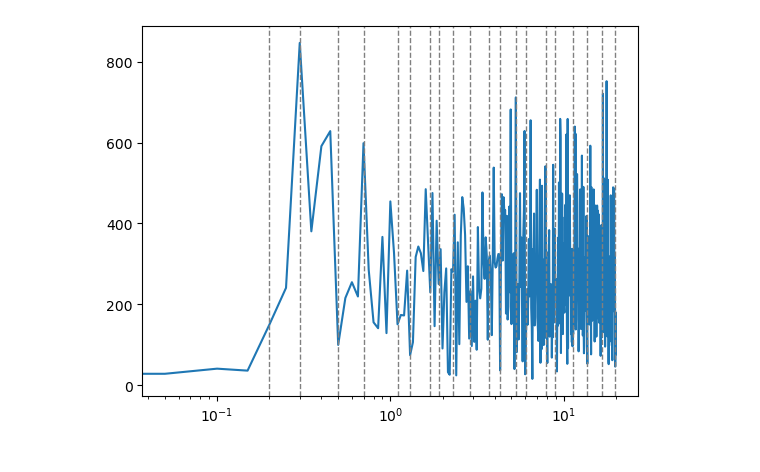
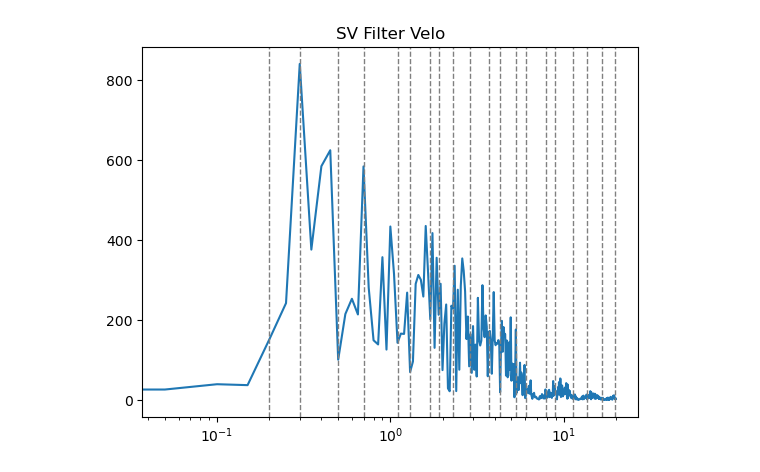
Before and after one commit to d05hna/FatMoths, a Jupyter notebook: stim.ipynb, the cells around one changed output. Cells and saved outputs as stored; diff of their text form; code cells hidden in the pictures.

Commit message:
Looking more at SG filtering the motor pos

```diff
--- a/stim.ipynb
+++ b/stim.ipynb
@@ -47,6 +49,6 @@ for p in freqs:
 # %%
-sg = savgol_filter(ds_stim,51,3)
-sgv = savgol_filter(ds_stim,51,3,deriv=1)
+sg = savgol_filter(ds_stim,201,2)
+sgv = savgol_filter(ds_stim,201,2,deriv=1)
 # %%
 sgm,sgf = for_range(sg[0:20000],1000,[0,20])
 sgvm, sgvf = for_range(sgv[0:20000],1000,[0,20])
@@ -59,6 +63,8 @@ for p in freqs:
 # %%
 plt.semilogx(sgvf,sgvm)
 for p in freqs:
     plt.axvline(x = p,color="gray",linestyle="--",linewidth=1)
+plt.title("SV Filter Velo")
+plt.savefig("SVVelo.png")
 # %% [output]
-[figure, old version]
+[figure, new version]
```
Also changed, not shown: parts of 3 cells of this notebook, 6 other files.
